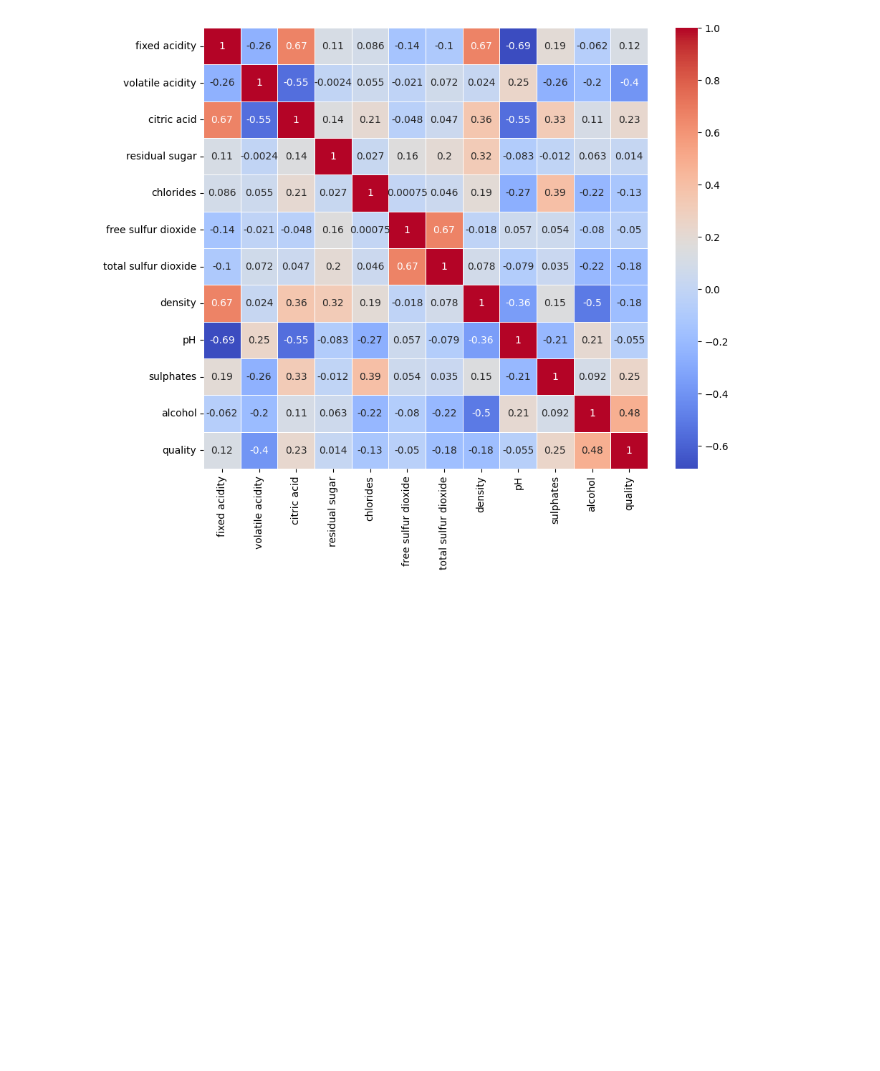
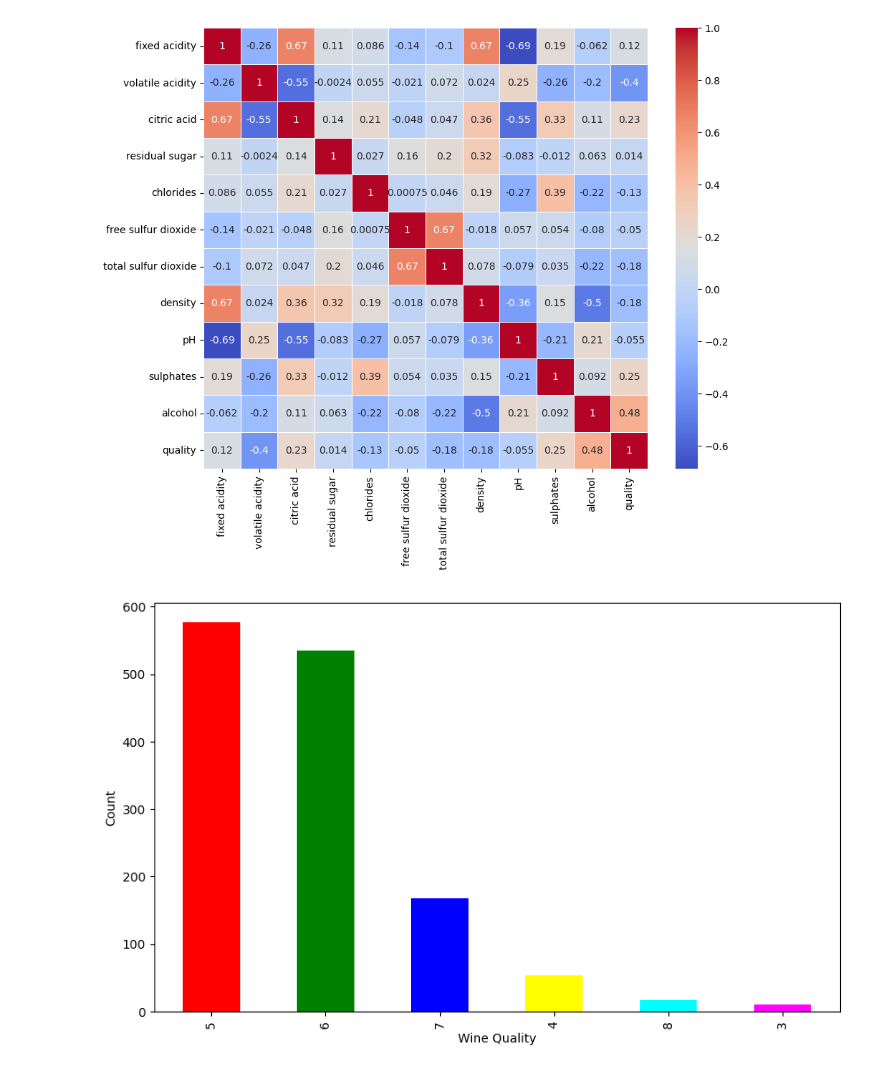
Before and after one commit to Imtiazjumman/Data_analytics, a Jupyter notebook: Exploratory Data/Red_wine_dataset.ipynb, the cells around one changed output. Cells and saved outputs as stored; diff of their text form; code cells hidden in the pictures; blank space fills up the shorter version.

Commit message:
Eda Dataset

```diff
--- a/Exploratory Data/Red_wine_dataset.ipynb
+++ b/Exploratory Data/Red_wine_dataset.ipynb
@@ -189,3 +189,11 @@ sns.heatmap(df.corr(), annot=True, cmap='coolwarm', linewidths=0.5)
 # %% [output]
 <Axes: >
 [figure]
+# %%
+#it is an imbalance dataset
+df.quality.value_counts().plot(kind='bar', figsize=(10, 6), color = ['Red','Green','Blue','Yellow','Cyan','Magenta'])
+plt.xlabel("Wine Quality")
+plt.ylabel("Count")
+plt.show()
+# %% [output]
+[figure, added]
```
Also changed, not shown: parts of 5 cells of this notebook.
